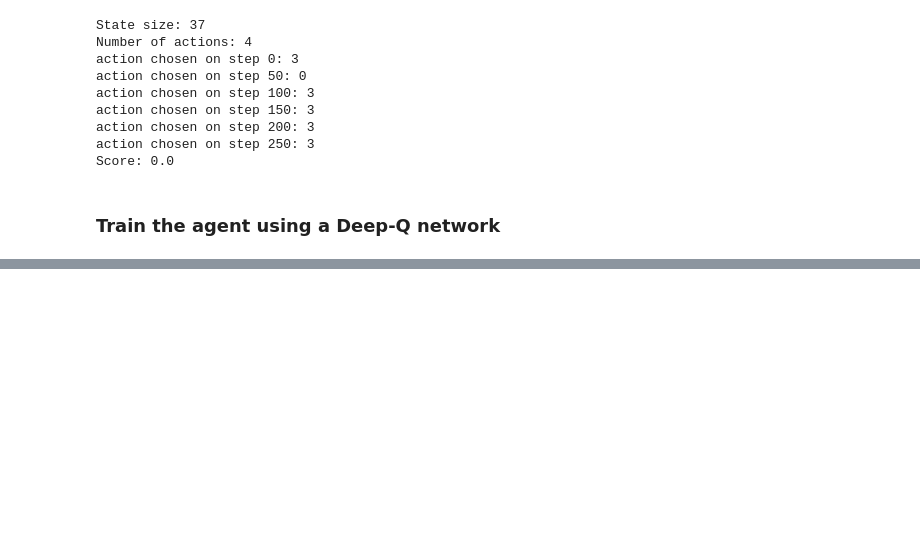
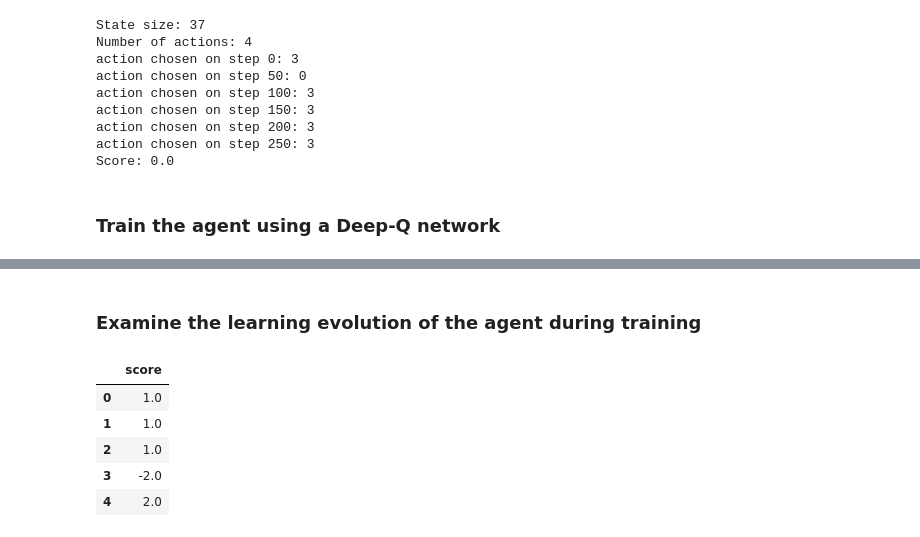
Before and after one commit to dcfwight/reinforcement_learning_bananas, a Jupyter notebook: Navigation.ipynb, the cells around one changed output, grey strips where cells are left out. Drawn from its saved outputs; the diff is of its cells as text; code cells hidden in the pictures; blank space fills up the shorter version.

```diff
--- a/Navigation.ipynb
+++ b/Navigation.ipynb
@@ -285,0 +286,2 @@ Episode: 445    Average score: 11.8
+# %% [markdown]
+### Examine the learning evolution of the agent during training
@@ -285,0 +294,10 @@ Episode: 445    Average score: 11.8
+# %%
+df =pd.DataFrame(scores,columns=['score'])
+df.head()
+# %% [output]
+|  | score |
+| 0 | 1.0 |
+| 1 | 1.0 |
+| 2 | 1.0 |
+| 3 | -2.0 |
+| 4 | 2.0 |
```
Also changed, not shown: parts of 5 cells of this notebook.
